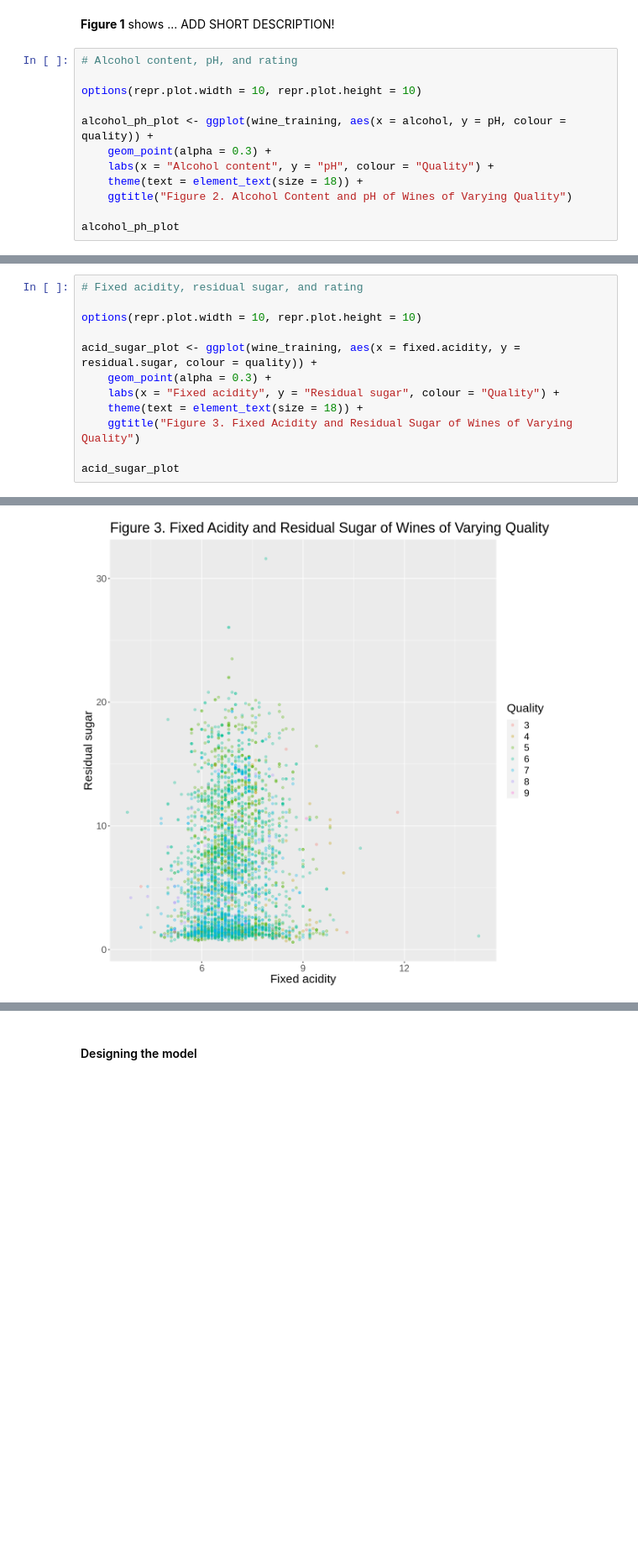
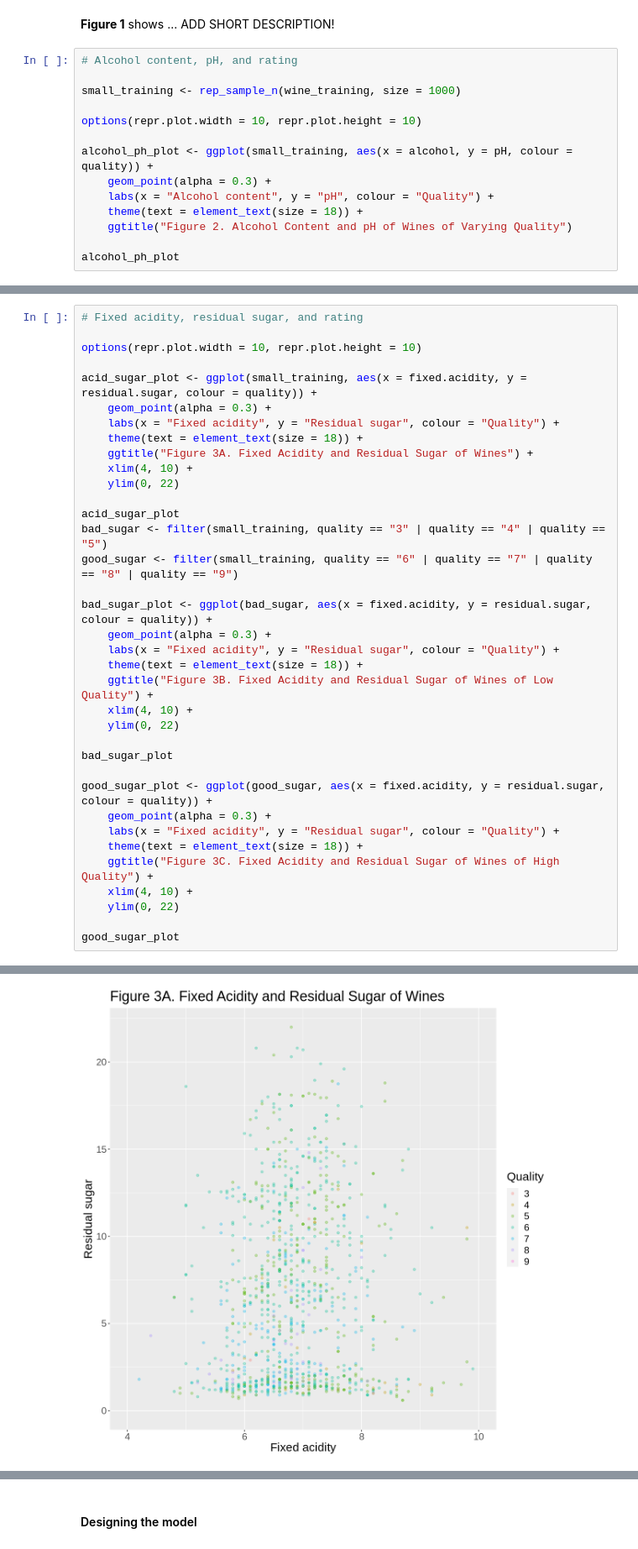
Before and after one commit to rileywheadon/dsci100-project-proposal, a Jupyter notebook: project_final_report.ipynb, the cells around one changed output, grey strips where cells are left out. Shown at 84% size. Saved outputs shown, nothing was run; the diff lists cells and outputs as text; blank space fills up the shorter version.

Commit message:
Changed figures 2 & 3 so they use less data

```diff
--- a/project_final_report.ipynb
+++ b/project_final_report.ipynb
@@ -249,9 +249,11 @@ wine_plot
 # %%
 # Alcohol content, pH, and rating
 
+small_training <- rep_sample_n(wine_training, size = 1000)
+
 options(repr.plot.width = 10, repr.plot.height = 10)
 
-alcohol_ph_plot <- ggplot(wine_training, aes(x = alcohol, y = pH, colour = quality)) +
+alcohol_ph_plot <- ggplot(small_training, aes(x = alcohol, y = pH, colour = quality)) +
     geom_point(alpha = 0.3) +
     labs(x = "Alcohol content", y = "pH", colour = "Quality") +
     theme(text = element_text(size = 18)) +
@@ -270,11 +269,35 @@ wines with higher pH have lower quality scores.
 
 options(repr.plot.width = 10, repr.plot.height = 10)
 
-acid_sugar_plot <- ggplot(wine_training, aes(x = fixed.acidity, y = residual.sugar, colour = quality)) +
+acid_sugar_plot <- ggplot(small_training, aes(x = fixed.acidity, y = residual.sugar, colour = quality)) +
     geom_point(alpha = 0.3) +
     labs(x = "Fixed acidity", y = "Residual sugar", colour = "Quality") +
     theme(text = element_text(size = 18)) +
-    ggtitle("Figure 3. Fixed Acidity and Residual Sugar of Wines of Varying Quality")
+    ggtitle("Figure 3A. Fixed Acidity and Residual Sugar of Wines") +
+    xlim(4, 10) +
+    ylim(0, 22)
 
 acid_sugar_plot
+bad_sugar <- filter(small_training, quality == "3" | quality == "4" | quality == "5")
+good_sugar <- filter(small_training, quality == "6" | quality == "7" | quality == "8" | quality == "9")
+
+bad_sugar_plot <- ggplot(bad_sugar, aes(x = fixed.acidity, y = residual.sugar, colour = quality)) +
+    geom_point(alpha = 0.3) +
+    labs(x = "Fixed acidity", y = "Residual sugar", colour = "Quality") +
+    theme(text = element_text(size = 18)) +
+    ggtitle("Figure 3B. Fixed Acidity and Residual Sugar of Wines of Low Quality") +
+    xlim(4, 10) +
+    ylim(0, 22)
+
+bad_sugar_plot
+
+good_sugar_plot <- ggplot(good_sugar, aes(x = fixed.acidity, y = residual.sugar, colour = quality)) +
+    geom_point(alpha = 0.3) +
+    labs(x = "Fixed acidity", y = "Residual sugar", colour = "Quality") +
+    theme(text = element_text(size = 18)) +
+    ggtitle("Figure 3C. Fixed Acidity and Residual Sugar of Wines of High Quality") +
+    xlim(4, 10) +
+    ylim(0, 22)
+
+good_sugar_plot
 # %% [output]
@@ -281 +308 @@ acid_sugar_plot
-[figure, old version]
+[figure, new version]
```
Also changed, not shown: parts of 6 cells of this notebook.
